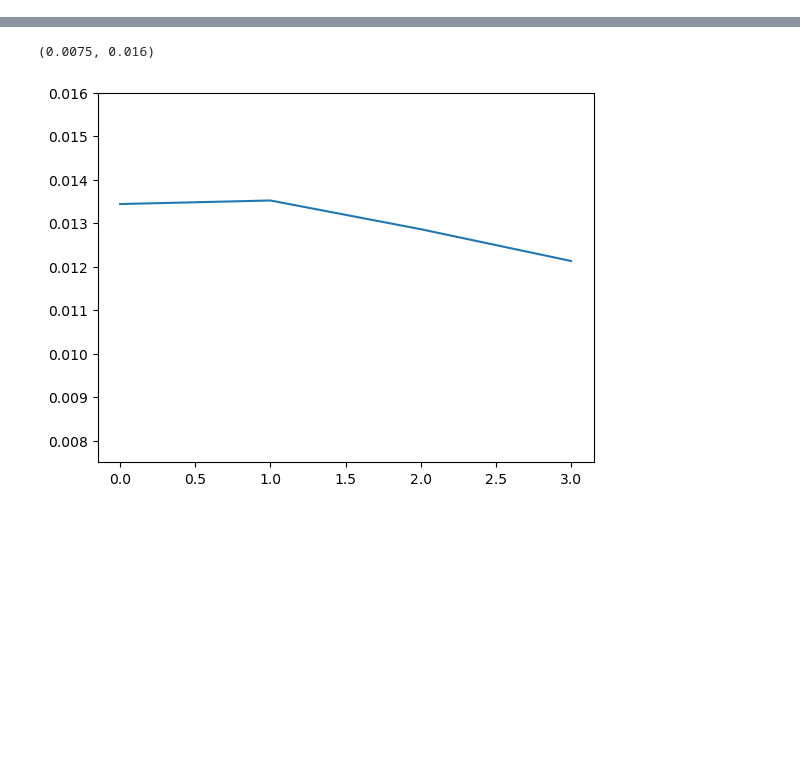
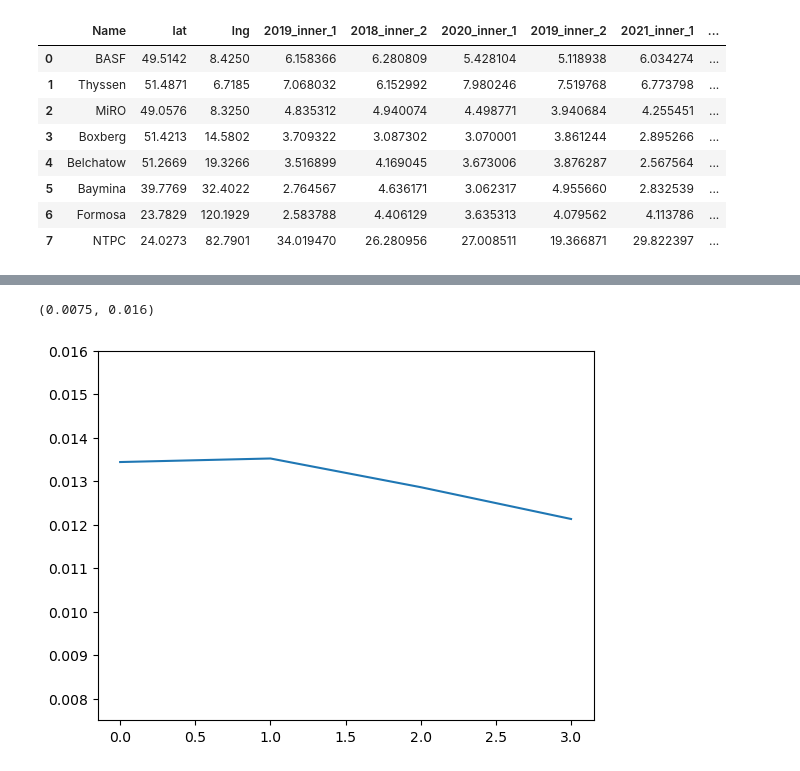
Before and after one commit to nilsmart96/Cassini, a Jupyter notebook: extract_data.ipynb, the cells around one changed output, grey strips where cells are left out. Saved outputs shown, nothing was run; the diff lists cells and outputs as text; code cells hidden in the pictures; blank space fills up the shorter version.

```diff
--- a/extract_data.ipynb
+++ b/extract_data.ipynb
@@ -81,0 +192,12 @@ print(len(res_list))
+# %%
+df_res_inner.head(10)
+# %% [output]
+|  | Name | lat | lng | 2019_inner_1 | 2018_inner_2 | 2020_inner_1 | 2019_inner_2 | 2021_inner_1 | ... |
+| 0 | BASF | 49.5142 | 8.4250 | 6.158366 | 6.280809 | 5.428104 | 5.118938 | 6.034274 | ... |
+| 1 | Thyssen | 51.4871 | 6.7185 | 7.068032 | 6.152992 | 7.980246 | 7.519768 | 6.773798 | ... |
+| 2 | MiRO | 49.0576 | 8.3250 | 4.835312 | 4.940074 | 4.498771 | 3.940684 | 4.255451 | ... |
+| 3 | Boxberg | 51.4213 | 14.5802 | 3.709322 | 3.087302 | 3.070001 | 3.861244 | 2.895266 | ... |
+| 4 | Belchatow | 51.2669 | 19.3266 | 3.516899 | 4.169045 | 3.673006 | 3.876287 | 2.567564 | ... |
+| 5 | Baymina | 39.7769 | 32.4022 | 2.764567 | 4.636171 | 3.062317 | 4.955660 | 2.832539 | ... |
+| 6 | Formosa | 23.7829 | 120.1929 | 2.583788 | 4.406129 | 3.635313 | 4.079562 | 4.113786 | ... |
+| 7 | NTPC | 24.0273 | 82.7901 | 34.019470 | 26.280956 | 27.008511 | 19.366871 | 29.822397 | ... |
```
Also changed, not shown: parts of 19 cells of this notebook.
